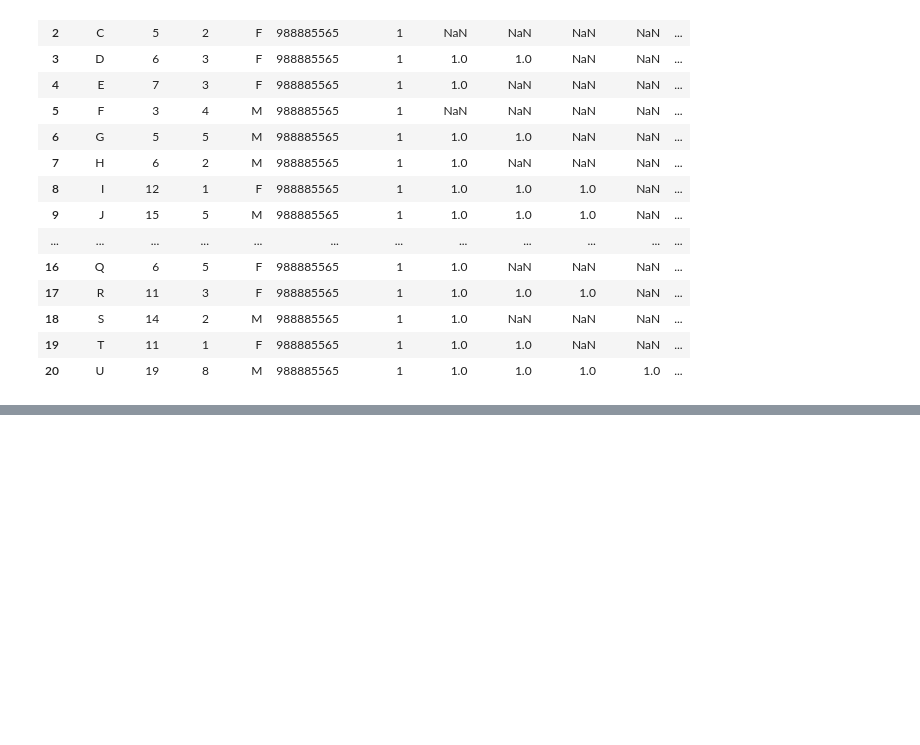
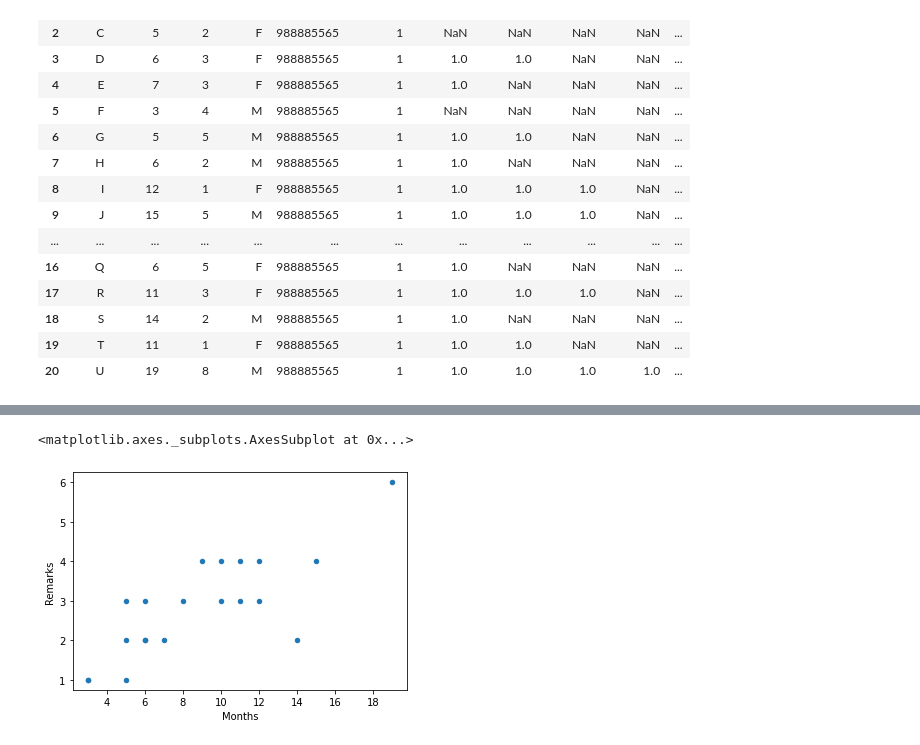
Before and after one commit to Chaitanyadasari/samVikas, a Jupyter notebook: samvikas_hackathon.ipynb, the cells around one changed output, grey strips where cells are left out. Saved outputs shown, nothing was run; the diff lists cells and outputs as text; code cells hidden in the pictures; blank space fills up the shorter version.

```diff
--- a/samvikas_hackathon.ipynb
+++ b/samvikas_hackathon.ipynb
@@ -81,0 +150,2 @@ df[df.columns.drop(['Name', 'Height'])]
+# %%
+df2['Remarks']= (df2['Feature 1'] + df2['Feature 2']+ df2['Feature 3'] + df2['Feature 4']+ df2['Feature 5'] + df2['Feature 6'])
@@ -81,0 +196,6 @@ df[df.columns.drop(['Name', 'Height'])]
+# %%
+ax1 = df2.plot.scatter(x='Months',y='Remarks')
+ax1
+# %% [output]
+<matplotlib.axes._subplots.AxesSubplot at 0x...>
+[figure, added]
```
Also changed, not shown: parts of 14 cells of this notebook.
